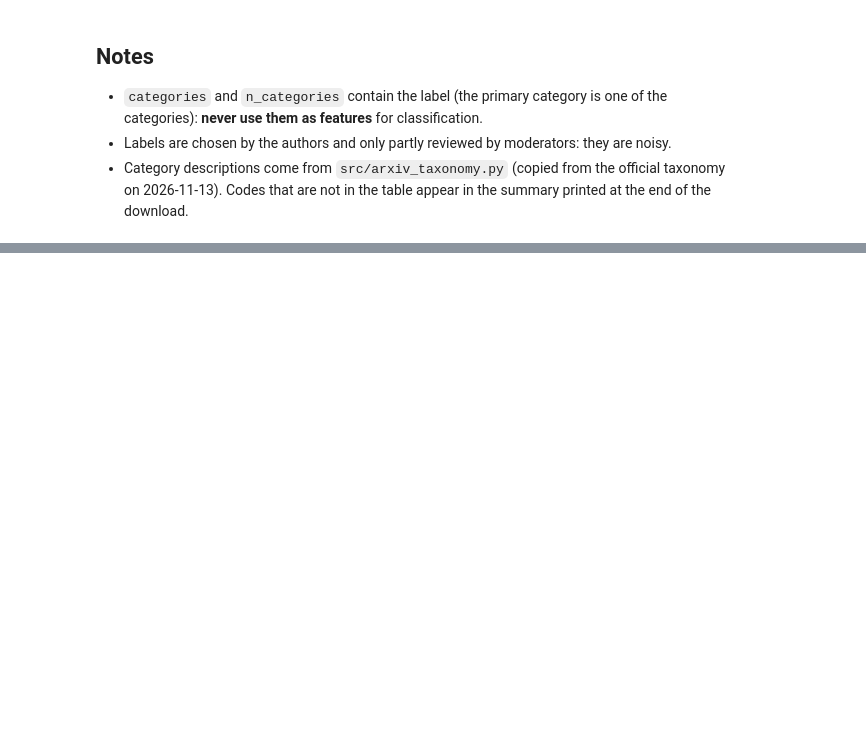
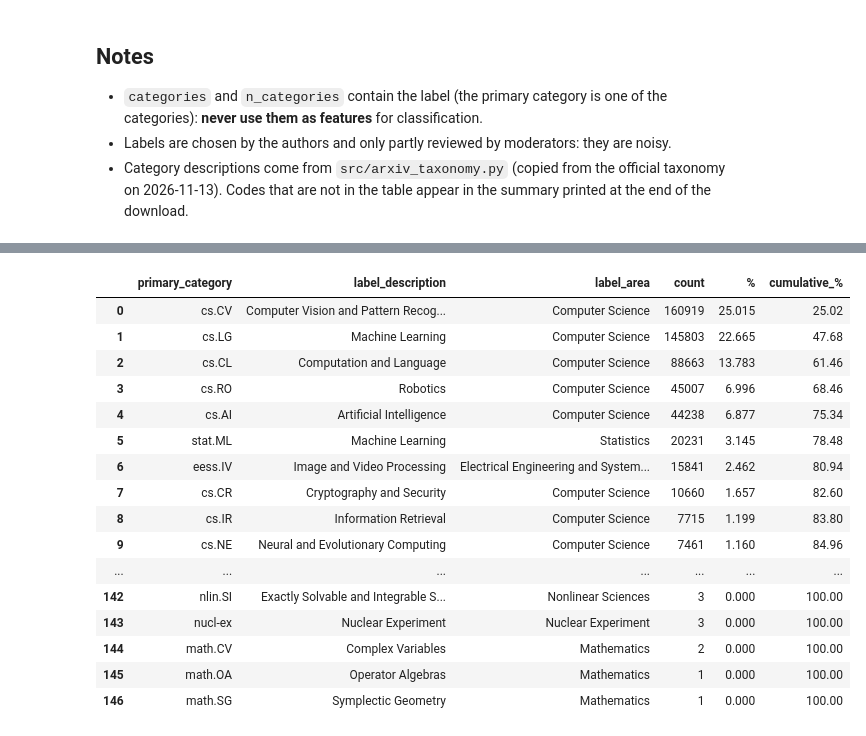
Before and after one commit to ilaria-cesa/Txt_lab, a Jupyter notebook: notebooks/01_download_and_build_dataset.ipynb, the cells around one changed output, grey strips where cells are left out. Cells and saved outputs as stored; diff of their text form; code cells hidden in the pictures; blank space fills up the shorter version.

```diff
--- a/notebooks/01_download_and_build_dataset.ipynb
+++ b/notebooks/01_download_and_build_dataset.ipynb
@@ -137,3 +223,51 @@ plt.tight_layout(); plt.show()
 - Labels are chosen by the authors and only partly reviewed by moderators: they are noisy.
 - Category descriptions come from `src/arxiv_taxonomy.py` (copied from the official taxonomy on 2026-11-13).
   Codes that are not in the table appear in the summary printed at the end of the download.
+# %%
+#import pandas as pd
+
+#CSV_PATH = "/content/drive/MyDrive/Txt_lab_data/arxiv_ai_abstracts.csv"   # change if needed
+#df = pd.read_csv(CSV_PATH, dtype={"arxiv_id": str})   # arxiv_id as text: as a number "2510.10000" would become 2510.1
+
+# ---- 1. Shape and types ---------------------------------------------------------------------
+print("Rows x columns:", df.shape)
+print(f"Memory: {df.memory_usage(deep=True).sum() / 1e6:.0f} MB\n")
+print(df.dtypes.to_string())
+
+# ---- 2. Missing values -----------------------------------------------------------------------
+# (comment and journal_ref are optional fields: many empty values there are expected)
+missing = pd.DataFrame({"null": df.isna().sum(),
+                        "empty_string": (df == "").sum()}).astype(int)
+missing["null_%"] = (100 * missing["null"] / len(df)).round(2)
+print("\nMissing values per column:")
+print(missing.to_string())
+
+# ---- 3. Duplicates ---------------------------------------------------------------------------
+print("\nDuplicates:")
+print("  duplicated arxiv_id          :", df["arxiv_id"].duplicated().sum())
+print("  fully duplicated rows        :", df.duplicated().sum())
+print("  duplicated abstracts (exact) :", df["abstract"].duplicated().sum())
+print("  duplicated titles (exact)    :", df["title"].duplicated().sum())
+
+# ---- 4. Descriptive statistics ---------------------------------------------------------------
+df["n_words"] = df["abstract"].str.split().str.len()
+print("\nAbstract length (words):")
+print(df["n_words"].describe().round(1).to_string())
+print("\nPublished:", df["published"].min(), "->", df["published"].max())
+print("n_categories per paper:")
+print(df["n_categories"].describe().round(2).to_string())
+print("\nPapers per year:")
+print(df["year"].value_counts().sort_index().to_string())
+print(f"\nprimary_is_generic_ai = True: {df['primary_is_generic_ai'].mean():.1%}")
+
+# ---- 5. ALL primary categories (labels) with counts -----------------------------------------
+labels = (df.groupby(["primary_category", "label_description", "label_area"]).size()
+            .rename("count").reset_index().sort_values("count", ascending=False)
+            .reset_index(drop=True))
+labels["%"] = (100 * labels["count"] / len(df)).round(3)
+labels["cumulative_%"] = labels["%"].cumsum().round(2)
+print(f"\nDistinct primary categories: {len(labels)}")
+print(f"  with < 100 papers: {(labels['count'] < 100).sum()} | with < 10 papers: {(labels['count'] < 10).sum()}")
+with pd.option_context("display.max_rows", None, "display.width", 200, "display.max_colwidth", 60):
+    display(labels)
+# %% [output]
@@ -139,0 +291,17 @@ plt.tight_layout(); plt.show()
+|  | primary_category | label_description | label_area | count | % | cumulative_% |
+| 0 | cs.CV | Computer Vision and Pattern Recog... | Computer Science | 160919 | 25.015 | 25.02 |
+| 1 | cs.LG | Machine Learning | Computer Science | 145803 | 22.665 | 47.68 |
+| 2 | cs.CL | Computation and Language | Computer Science | 88663 | 13.783 | 61.46 |
+| 3 | cs.RO | Robotics | Computer Science | 45007 | 6.996 | 68.46 |
+| 4 | cs.AI | Artificial Intelligence | Computer Science | 44238 | 6.877 | 75.34 |
+| 5 | stat.ML | Machine Learning | Statistics | 20231 | 3.145 | 78.48 |
+| 6 | eess.IV | Image and Video Processing | Electrical Engineering and System... | 15841 | 2.462 | 80.94 |
+| 7 | cs.CR | Cryptography and Security | Computer Science | 10660 | 1.657 | 82.60 |
+| 8 | cs.IR | Information Retrieval | Computer Science | 7715 | 1.199 | 83.80 |
+| 9 | cs.NE | Neural and Evolutionary Computing | Computer Science | 7461 | 1.160 | 84.96 |
+| ... | ... | ... | ... | ... | ... | ... |
+| 142 | nlin.SI | Exactly Solvable and Integrable S... | Nonlinear Sciences | 3 | 0.000 | 100.00 |
+| 143 | nucl-ex | Nuclear Experiment | Nuclear Experiment | 3 | 0.000 | 100.00 |
+| 144 | math.CV | Complex Variables | Mathematics | 2 | 0.000 | 100.00 |
+| 145 | math.OA | Operator Algebras | Mathematics | 1 | 0.000 | 100.00 |
+| 146 | math.SG | Symplectic Geometry | Mathematics | 1 | 0.000 | 100.00 |
```
Also changed, not shown: parts of 9 cells of this notebook.
